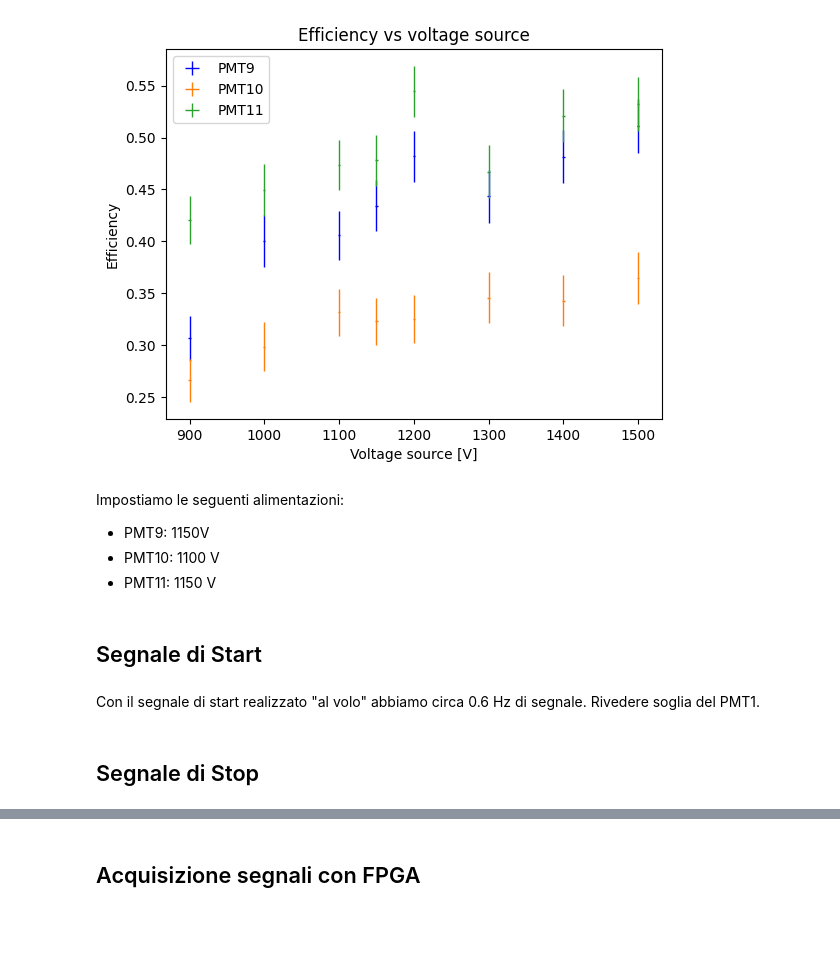
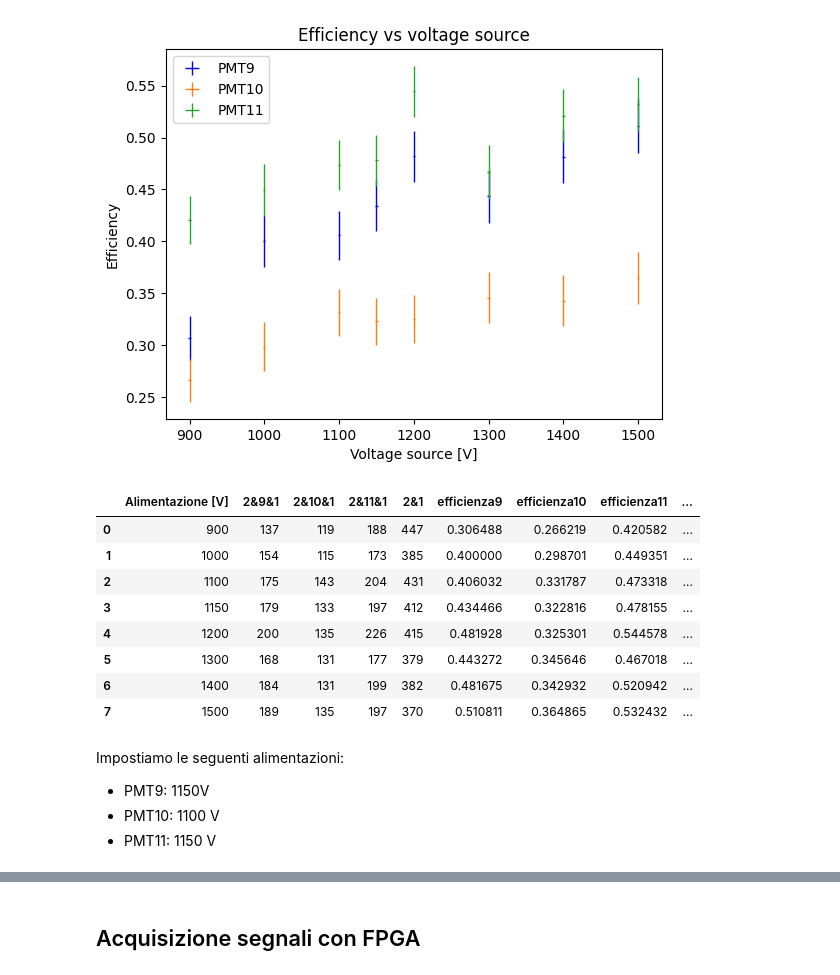
Before and after one commit to zenith378/MuLife, a Jupyter notebook: Logbook.ipynb, the cells around one changed output, grey strips where cells are left out. Saved outputs shown, nothing was run; the diff lists cells and outputs as text; code cells hidden in the pictures; blank space fills up the shorter version.

```diff
--- a/Logbook.ipynb
+++ b/Logbook.ipynb
@@ -378,15 +387,20 @@ plt.show()
 [figure]
 [figure]
 [figure]
+# %%
+df_efft
+# %% [output]
+|  | Alimentazione [V] | 2&9&1 | 2&10&1 | 2&11&1 | 2&1 | efficienza9 | efficienza10 | efficienza11 | ... |
+| 0 | 900 | 137 | 119 | 188 | 447 | 0.306488 | 0.266219 | 0.420582 | ... |
+| 1 | 1000 | 154 | 115 | 173 | 385 | 0.400000 | 0.298701 | 0.449351 | ... |
+| 2 | 1100 | 175 | 143 | 204 | 431 | 0.406032 | 0.331787 | 0.473318 | ... |
+| 3 | 1150 | 179 | 133 | 197 | 412 | 0.434466 | 0.322816 | 0.478155 | ... |
+| 4 | 1200 | 200 | 135 | 226 | 415 | 0.481928 | 0.325301 | 0.544578 | ... |
+| 5 | 1300 | 168 | 131 | 177 | 379 | 0.443272 | 0.345646 | 0.467018 | ... |
+| 6 | 1400 | 184 | 131 | 199 | 382 | 0.481675 | 0.342932 | 0.520942 | ... |
+| 7 | 1500 | 189 | 135 | 197 | 370 | 0.510811 | 0.364865 | 0.532432 | ... |
 # %% [markdown]
 Impostiamo le seguenti alimentazioni:
 - PMT9: 1150V
 - PMT10: 1100 V
 - PMT11: 1150 V
-# %% [markdown]
-## Segnale di Start
-# %% [markdown]
-Con il segnale di start realizzato "al volo" abbiamo circa 0.6 Hz di segnale.
-Rivedere soglia del PMT1.
-# %% [markdown]
-## Segnale di Stop
```
Also changed, not shown: parts of 5 cells of this notebook, 3 other files.
